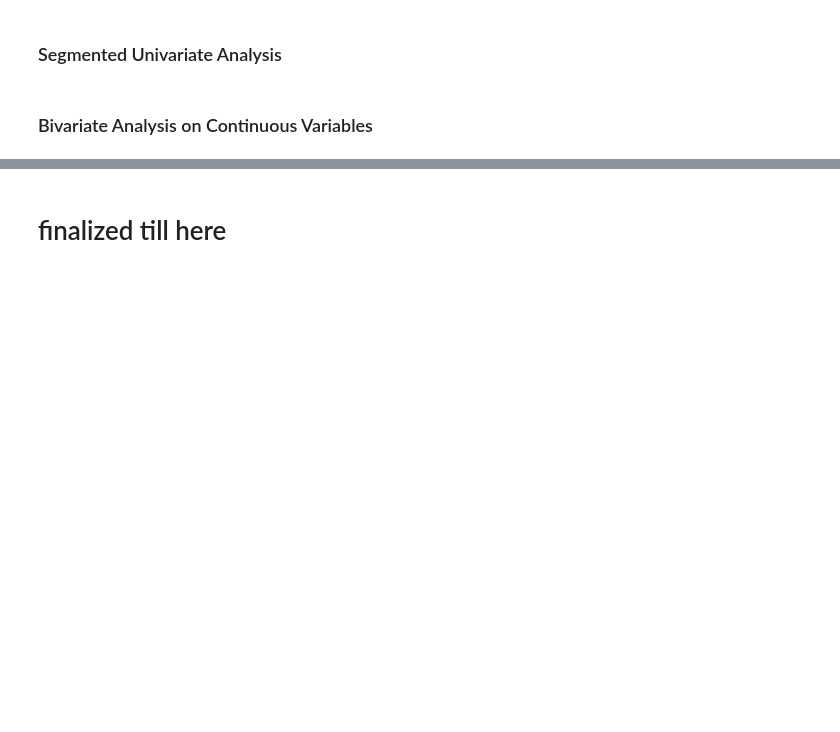
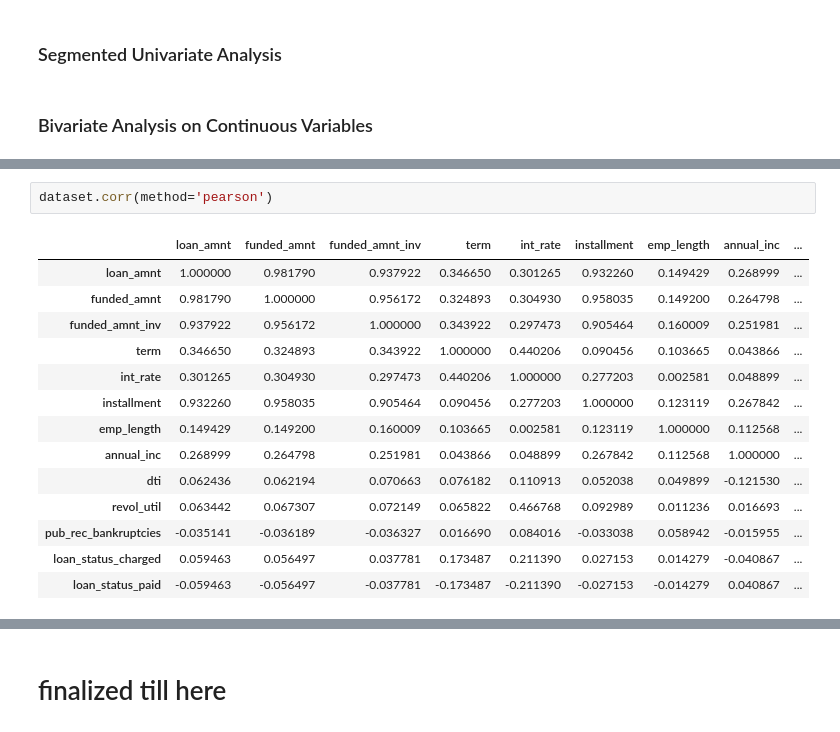
Before and after one commit to arpitjoshi/case-study-2, a Jupyter notebook: notebook.ipynb, the cells around one changed output, grey strips where cells are left out. Drawn from its saved outputs; the diff is of its cells as text; blank space fills up the shorter version.

```diff
--- a/notebook.ipynb
+++ b/notebook.ipynb
@@ -994 +960,18 @@ round(charged_off_corr, 3)
+# %%
+dataset.corr(method='pearson')
+# %% [output]
+|  | loan_amnt | funded_amnt | funded_amnt_inv | term | int_rate | installment | emp_length | annual_inc | ... |
+| loan_amnt | 1.000000 | 0.981790 | 0.937922 | 0.346650 | 0.301265 | 0.932260 | 0.149429 | 0.268999 | ... |
+| funded_amnt | 0.981790 | 1.000000 | 0.956172 | 0.324893 | 0.304930 | 0.958035 | 0.149200 | 0.264798 | ... |
+| funded_amnt_inv | 0.937922 | 0.956172 | 1.000000 | 0.343922 | 0.297473 | 0.905464 | 0.160009 | 0.251981 | ... |
+| term | 0.346650 | 0.324893 | 0.343922 | 1.000000 | 0.440206 | 0.090456 | 0.103665 | 0.043866 | ... |
+| int_rate | 0.301265 | 0.304930 | 0.297473 | 0.440206 | 1.000000 | 0.277203 | 0.002581 | 0.048899 | ... |
+| installment | 0.932260 | 0.958035 | 0.905464 | 0.090456 | 0.277203 | 1.000000 | 0.123119 | 0.267842 | ... |
+| emp_length | 0.149429 | 0.149200 | 0.160009 | 0.103665 | 0.002581 | 0.123119 | 1.000000 | 0.112568 | ... |
+| annual_inc | 0.268999 | 0.264798 | 0.251981 | 0.043866 | 0.048899 | 0.267842 | 0.112568 | 1.000000 | ... |
+| dti | 0.062436 | 0.062194 | 0.070663 | 0.076182 | 0.110913 | 0.052038 | 0.049899 | -0.121530 | ... |
+| revol_util | 0.063442 | 0.067307 | 0.072149 | 0.065822 | 0.466768 | 0.092989 | 0.011236 | 0.016693 | ... |
+| pub_rec_bankruptcies | -0.035141 | -0.036189 | -0.036327 | 0.016690 | 0.084016 | -0.033038 | 0.058942 | -0.015955 | ... |
+| loan_status_charged | 0.059463 | 0.056497 | 0.037781 | 0.173487 | 0.211390 | 0.027153 | 0.014279 | -0.040867 | ... |
+| loan_status_paid | -0.059463 | -0.056497 | -0.037781 | -0.173487 | -0.211390 | -0.027153 | -0.014279 | 0.040867 | ... |
 # %%
```
Also changed, not shown: parts of 19 cells of this notebook.
